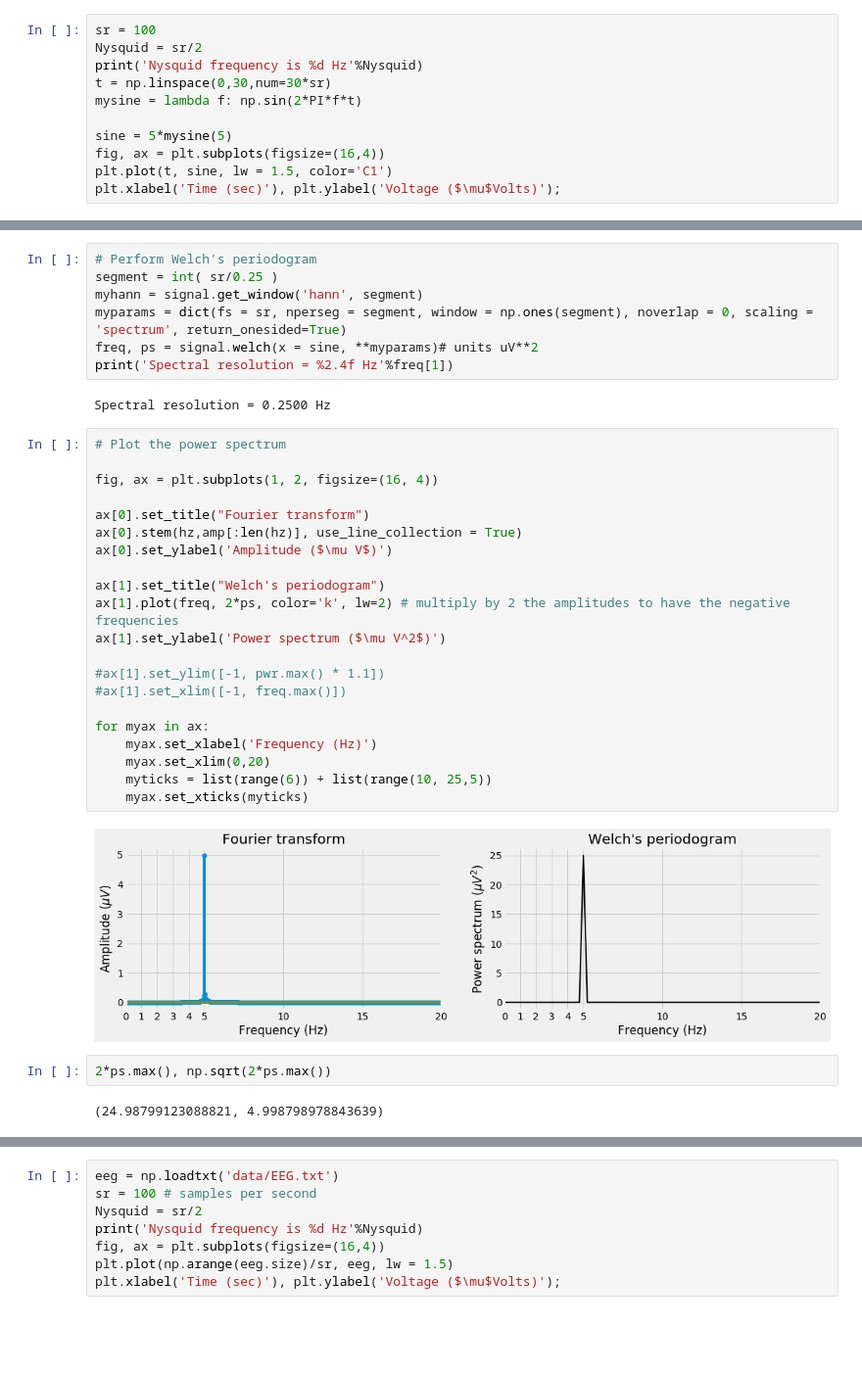
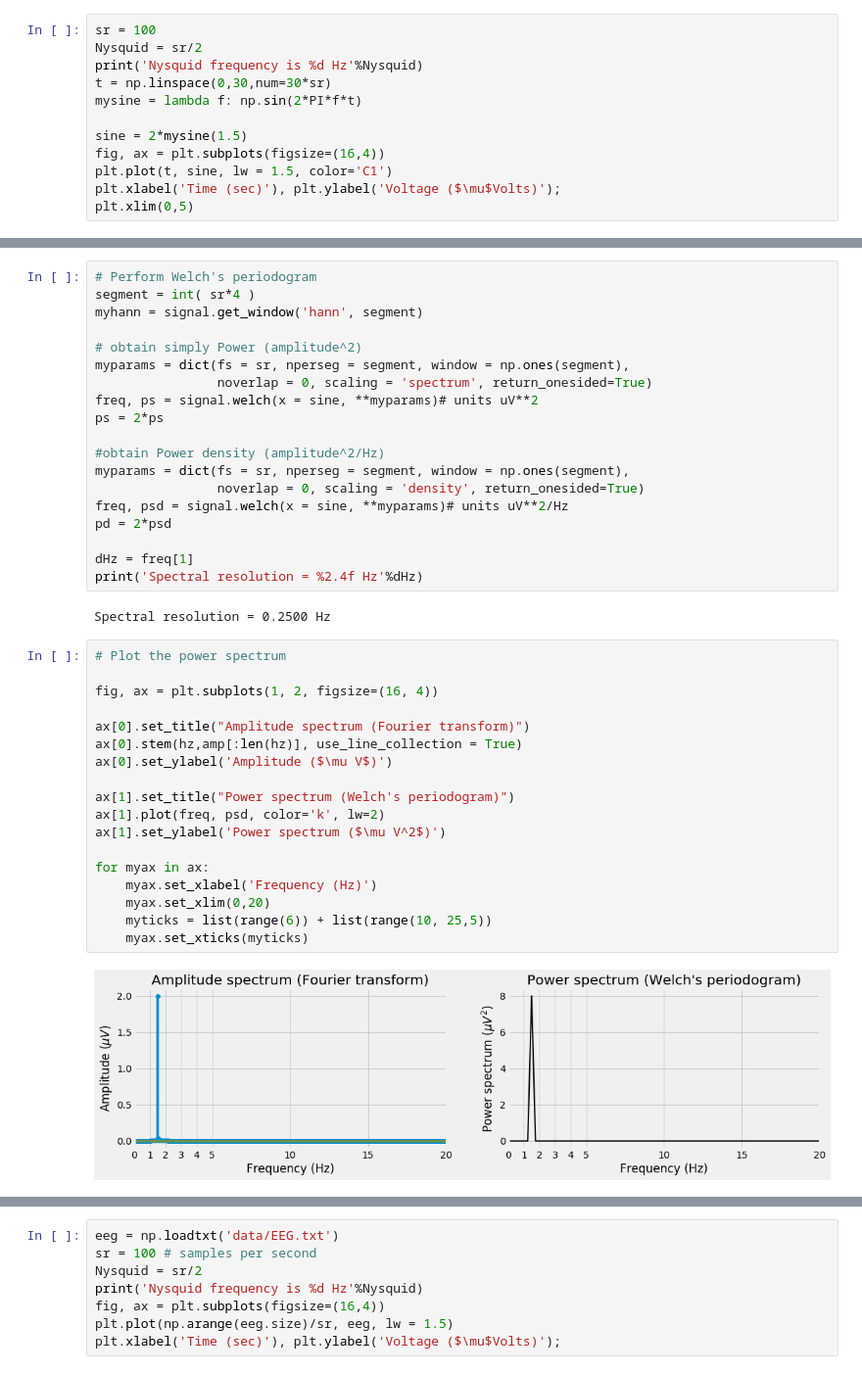
Before and after one commit to OrielBanne/myIPythonNotebooks, a Jupyter notebook: Signal_Processing/Welch's periodogram.ipynb, the cells around one changed output, grey strips where cells are left out. Shown at 98% size. Saved outputs shown, nothing was run; the diff lists cells and outputs as text; blank space fills up the shorter version.

```diff
--- a/Signal_Processing/Welch's periodogram.ipynb
+++ b/Signal_Processing/Welch's periodogram.ipynb
@@ -40,9 +42,10 @@ print('Nysquid frequency is %d Hz'%Nysquid)
 t = np.linspace(0,30,num=30*sr)
 mysine = lambda f: np.sin(2*PI*f*t)
 
-sine = 5*mysine(5)
+sine = 2*mysine(1.5)
 fig, ax = plt.subplots(figsize=(16,4))
 plt.plot(t, sine, lw = 1.5, color='C1')
 plt.xlabel('Time (sec)'), plt.ylabel('Voltage ($\mu$Volts)');
+plt.xlim(0,5)
 # %% [output]
 Nysquid frequency is 50 Hz
@@ -62,36 +78,41 @@ Spectral resolution = 0.0333 Hz
 # %%
 # Perform Welch's periodogram
-segment = int( sr/0.25 )
+segment = int( sr*4 )
 myhann = signal.get_window('hann', segment)
-myparams = dict(fs = sr, nperseg = segment, window = np.ones(segment), noverlap = 0, scaling = 'spectrum', return_onesided=True)
+
+# obtain simply Power (amplitude^2)
+myparams = dict(fs = sr, nperseg = segment, window = np.ones(segment),
+                noverlap = 0, scaling = 'spectrum', return_onesided=True)
 freq, ps = signal.welch(x = sine, **myparams)# units uV**2
-print('Spectral resolution = %2.4f Hz'%freq[1])
+ps = 2*ps
+
+#obtain Power density (amplitude^2/Hz)
+myparams = dict(fs = sr, nperseg = segment, window = np.ones(segment),
+                noverlap = 0, scaling = 'density', return_onesided=True)
+freq, psd = signal.welch(x = sine, **myparams)# units uV**2/Hz
+pd = 2*psd
+
+dHz = freq[1]
+print('Spectral resolution = %2.4f Hz'%dHz)
 # %% [output]
 Spectral resolution = 0.2500 Hz
 # %%
 # Plot the power spectrum
 
 fig, ax = plt.subplots(1, 2, figsize=(16, 4))
 
-ax[0].set_title("Fourier transform")
+ax[0].set_title("Amplitude spectrum (Fourier transform)")
 ax[0].stem(hz,amp[:len(hz)], use_line_collection = True)
 ax[0].set_ylabel('Amplitude ($\mu V$)')
 
-ax[1].set_title("Welch's periodogram")
-ax[1].plot(freq, 2*ps, color='k', lw=2) # multiply by 2 the amplitudes to have the negative frequencies
+ax[1].set_title("Power spectrum (Welch's periodogram)")
+ax[1].plot(freq, psd, color='k', lw=2)
 ax[1].set_ylabel('Power spectrum ($\mu V^2$)')
-
-#ax[1].set_ylim([-1, pwr.max() * 1.1])
-#ax[1].set_xlim([-1, freq.max()])
 
 for myax in ax:
     myax.set_xlabel('Frequency (Hz)')
     myax.set_xlim(0,20)
     myticks = list(range(6)) + list(range(10, 25,5))
     myax.set_xticks(myticks)
 # %% [output]
-[figure, old version]
+[figure, new version]
-# %%
-2*ps.max(), np.sqrt(2*ps.max())
-# %% [output]
-(24.98799123088821, 4.998798978843639)
```
Also changed, not shown: parts of 20 cells of this notebook, 1 other file.
